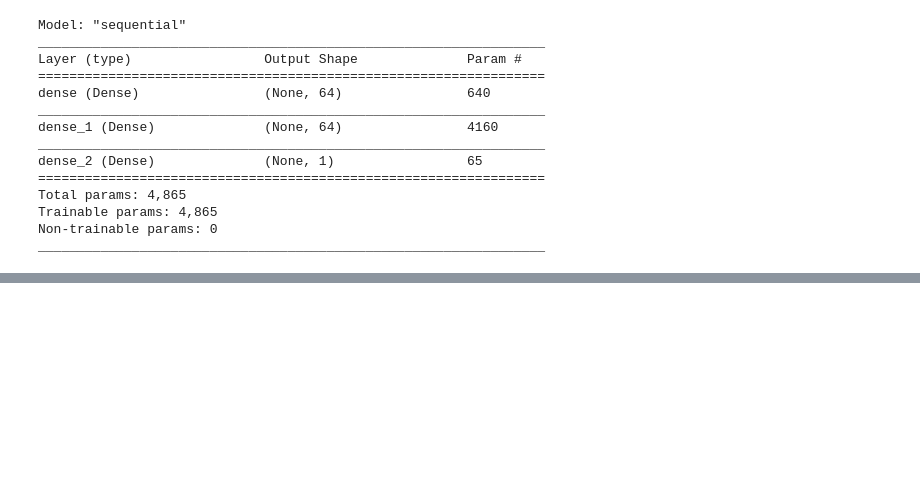
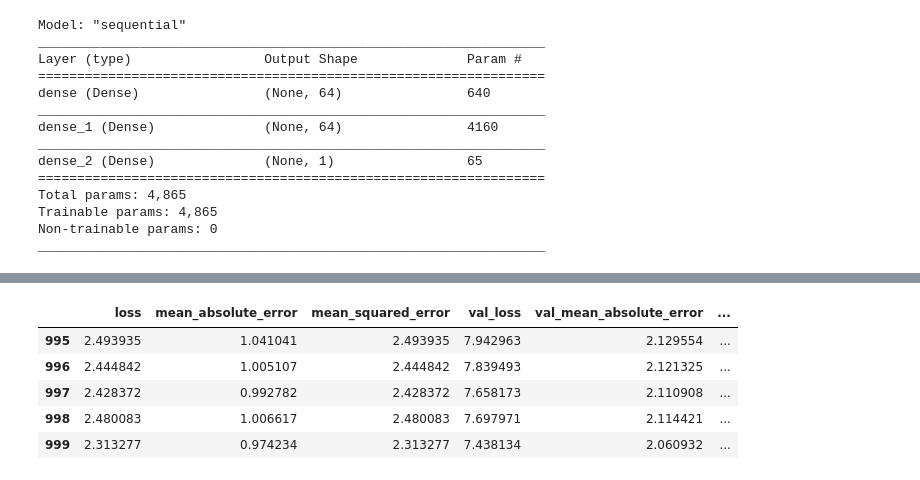
Before and after one commit to rose-wolfe/tensorflow-tutorials, a Jupyter notebook: regression/Regression.ipynb, the cells around one changed output, grey strips where cells are left out. Cells and saved outputs as stored; diff of their text form; code cells hidden in the pictures; blank space fills up the shorter version.

```diff
--- a/regression/Regression.ipynb
+++ b/regression/Regression.ipynb
@@ -140,0 +164,11 @@ array([[ 0.09429166],
+# %%
+hist = pd.DataFrame(history.history)
+hist['epoch'] = history.epoch
+hist.tail()
+# %% [output]
+|  | loss | mean_absolute_error | mean_squared_error | val_loss | val_mean_absolute_error | ... |
+| 995 | 2.493935 | 1.041041 | 2.493935 | 7.942963 | 2.129554 | ... |
+| 996 | 2.444842 | 1.005107 | 2.444842 | 7.839493 | 2.121325 | ... |
+| 997 | 2.428372 | 0.992782 | 2.428372 | 7.658173 | 2.110908 | ... |
+| 998 | 2.480083 | 1.006617 | 2.480083 | 7.697971 | 2.114421 | ... |
+| 999 | 2.313277 | 0.974234 | 2.313277 | 7.438134 | 2.060932 | ... |
```
Also changed, not shown: parts of 7 cells of this notebook.
